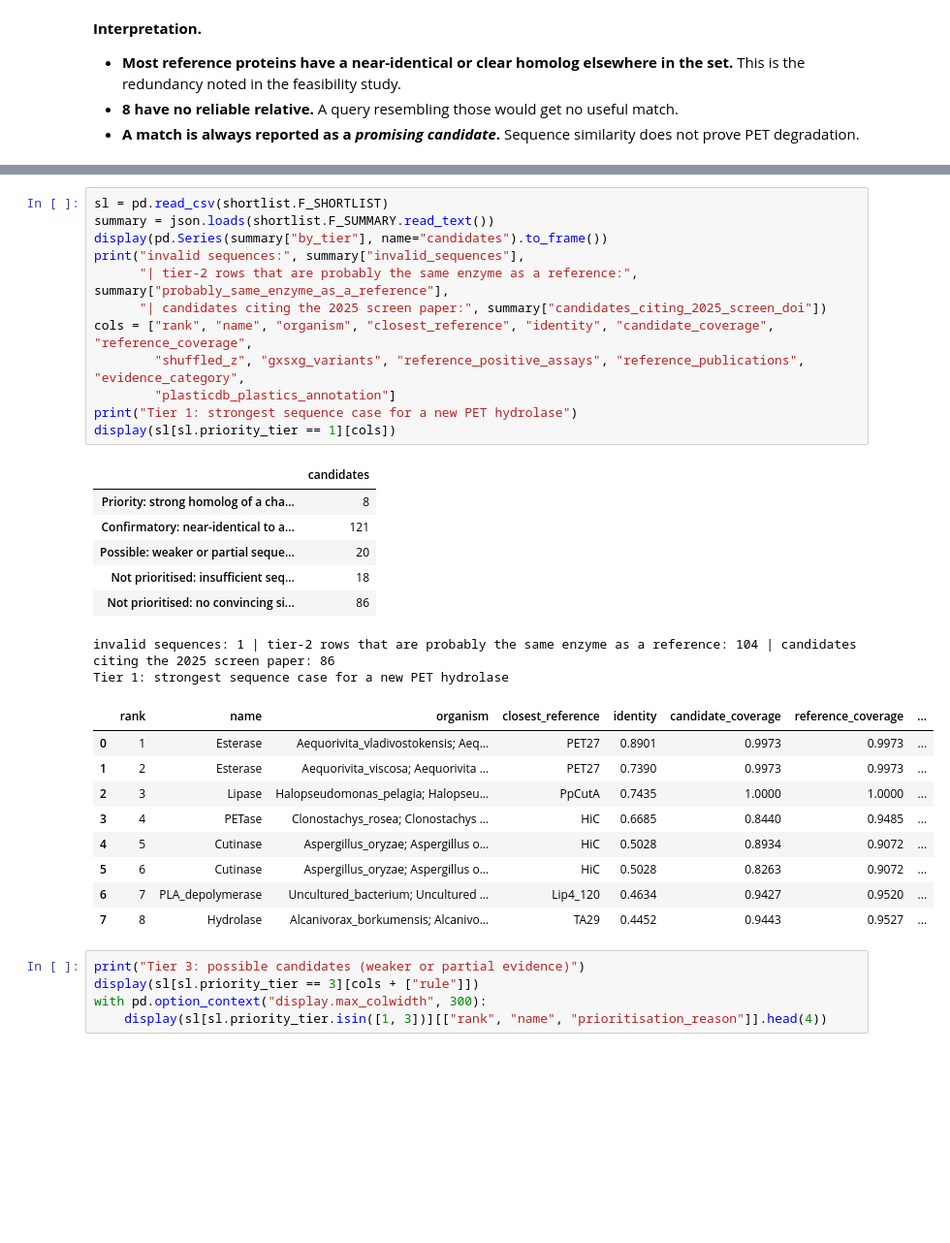
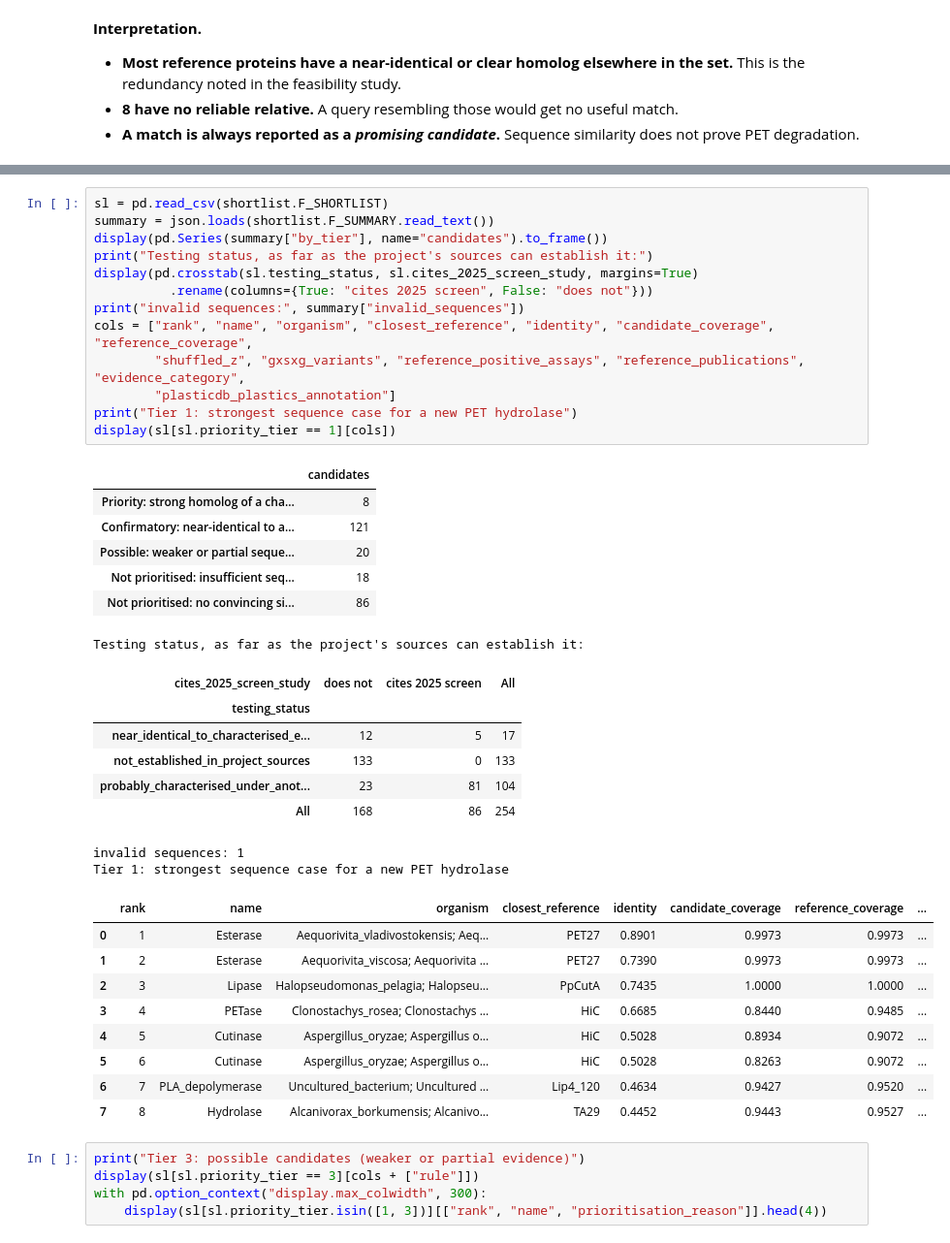
Before and after one commit to misskanyi/Bioinformatics-Group-Project, a Jupyter notebook: notebooks/pet_enzyme_explorer.ipynb, the cells around one changed output, grey strips where cells are left out. Shown at 97% size. Drawn from its saved outputs; the diff is of its cells as text; blank space fills up the shorter version.

```diff
--- a/notebooks/pet_enzyme_explorer.ipynb
+++ b/notebooks/pet_enzyme_explorer.ipynb
@@ -1134,33 +1146,41 @@ Rebuild with `python -m pet_explorer.shortlist`; the table is `outputs/explorer/
 # %%
 sl = pd.read_csv(shortlist.F_SHORTLIST)
 summary = json.loads(shortlist.F_SUMMARY.read_text())
 display(pd.Series(summary["by_tier"], name="candidates").to_frame())
-print("invalid sequences:", summary["invalid_sequences"],
-      "| tier-2 rows that are probably the same enzyme as a reference:", summary["probably_same_enzyme_as_a_reference"],
-      "| candidates citing the 2025 screen paper:", summary["candidates_citing_2025_screen_doi"])
+print("Testing status, as far as the project's sources can establish it:")
+display(pd.crosstab(sl.testing_status, sl.cites_2025_screen_study, margins=True)
+          .rename(columns={True: "cites 2025 screen", False: "does not"}))
+print("invalid sequences:", summary["invalid_sequences"])
 cols = ["rank", "name", "organism", "closest_reference", "identity", "candidate_coverage", "reference_coverage",
         "shuffled_z", "gxsxg_variants", "reference_positive_assays", "reference_publications", "evidence_category",
         "plasticdb_plastics_annotation"]
 print("Tier 1: strongest sequence case for a new PET hydrolase")
 display(sl[sl.priority_tier == 1][cols])
 # %% [output]
 |  | candidates |
 | Priority: strong homolog of a cha... | 8 |
 | Confirmatory: near-identical to a... | 121 |
 | Possible: weaker or partial seque... | 20 |
 | Not prioritised: insufficient seq... | 18 |
 | Not prioritised: no convincing si... | 86 |
-invalid sequences: 1 | tier-2 rows that are probably the same enzyme as a reference: 104 | candidates citing the 2025 screen paper: 86
-Tier 1: strongest sequence case for a new PET hydrolase
+Testing status, as far as the project's sources can establish it:
-|  | rank | name | organism | closest_reference | identity | candidate_coverage | reference_coverage | ... |
-| 0 | 1 | Esterase | Aequorivita_vladivostokensis; Aeq... | PET27 | 0.8901 | 0.9973 | 0.9973 | ... |
-| 1 | 2 | Esterase | Aequorivita_viscosa; Aequorivita ... | PET27 | 0.7390 | 0.9973 | 0.9973 | ... |
-| 2 | 3 | Lipase | Halopseudomonas_pelagia; Halopseu... | PpCutA | 0.7435 | 1.0000 | 1.0000 | ... |
-| 3 | 4 | PETase | Clonostachys_rosea; Clonostachys ... | HiC | 0.6685 | 0.8440 | 0.9485 | ... |
-| 4 | 5 | Cutinase | Aspergillus_oryzae; Aspergillus o... | HiC | 0.5028 | 0.8934 | 0.9072 | ... |
-| 5 | 6 | Cutinase | Aspergillus_oryzae; Aspergillus o... | HiC | 0.5028 | 0.8263 | 0.9072 | ... |
-| 6 | 7 | PLA_depolymerase | Uncultured_bacterium; Uncultured ... | Lip4_120 | 0.4634 | 0.9427 | 0.9520 | ... |
-| 7 | 8 | Hydrolase | Alcanivorax_borkumensis; Alcanivo... | TA29 | 0.4452 | 0.9443 | 0.9527 | ... |
+| cites_2025_screen_study | does not | cites 2025 screen | All |
+| testing_status |  |  |  |
+| near_identical_to_characterised_e... | 12 | 5 | 17 |
+| not_established_in_project_sources | 133 | 0 | 133 |
+| probably_characterised_under_anot... | 23 | 81 | 104 |
+| All | 168 | 86 | 254 |
+invalid sequences: 1
+Tier 1: strongest sequence case for a new PET hydrolase
+|  | rank | name | organism | closest_reference | identity | candidate_coverage | reference_coverage | ... |
+| 0 | 1 | Esterase | Aequorivita_vladivostokensis; Aeq... | PET27 | 0.8901 | 0.9973 | 0.9973 | ... |
+| 1 | 2 | Esterase | Aequorivita_viscosa; Aequorivita ... | PET27 | 0.7390 | 0.9973 | 0.9973 | ... |
+| 2 | 3 | Lipase | Halopseudomonas_pelagia; Halopseu... | PpCutA | 0.7435 | 1.0000 | 1.0000 | ... |
+| 3 | 4 | PETase | Clonostachys_rosea; Clonostachys ... | HiC | 0.6685 | 0.8440 | 0.9485 | ... |
+| 4 | 5 | Cutinase | Aspergillus_oryzae; Aspergillus o... | HiC | 0.5028 | 0.8934 | 0.9072 | ... |
+| 5 | 6 | Cutinase | Aspergillus_oryzae; Aspergillus o... | HiC | 0.5028 | 0.8263 | 0.9072 | ... |
+| 6 | 7 | PLA_depolymerase | Uncultured_bacterium; Uncultured ... | Lip4_120 | 0.4634 | 0.9427 | 0.9520 | ... |
+| 7 | 8 | Hydrolase | Alcanivorax_borkumensis; Alcanivo... | TA29 | 0.4452 | 0.9443 | 0.9527 | ... |
 # %%
 print("Tier 3: possible candidates (weaker or partial evidence)")
 display(sl[sl.priority_tier == 3][cols + ["rule"]])
```
Also changed, not shown: parts of 8 cells of this notebook, 15 other files.
